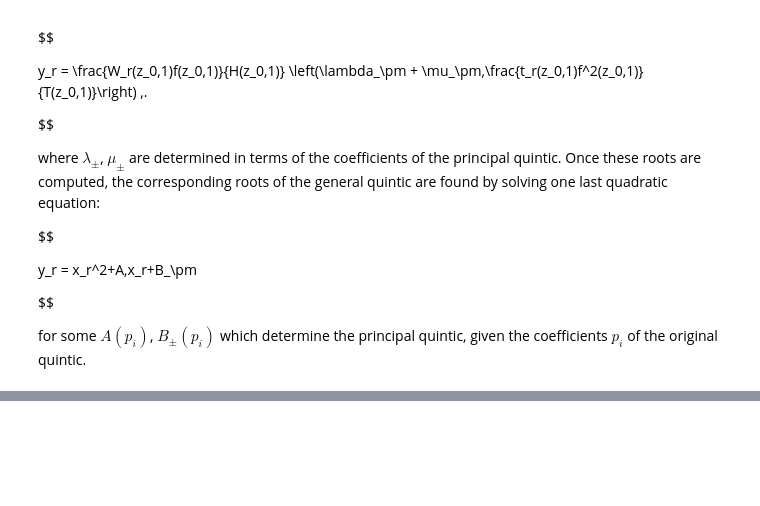
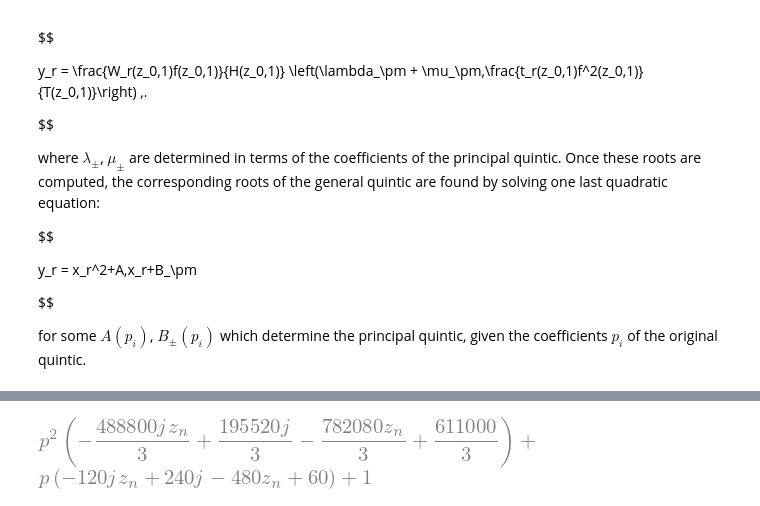
Before and after one commit to m4tt-willi4ms/ag_notes, a Jupyter notebook: notes/hypergeom.ipynb, the cells around one changed output, grey strips where cells are left out. Drawn from its saved outputs; the diff is of its cells as text; code cells hidden in the pictures; blank space fills up the shorter version.

```diff
--- a/notes/hypergeom.ipynb
+++ b/notes/hypergeom.ipynb
@@ -21,0 +160,12 @@ for some $A(p_i)$, $B_\pm(p_i)$ which determine the principal quintic, given the
+# %%
+from sympy import Poly, latex
+from utils import rationalize_denom
+
+expr = Poly(I2p_series.removeO(), p)
+new_coeffs = []
+for c in expr.all_coeffs():
+    new_coeffs.append(z_simp(j_simp(rationalize_denom(c), j, z_n), z_n))
+I2p_series = Poly.from_list(new_coeffs, p).as_expr()
+I2p_series
+# %% [output]
+[figure, added]
```
Also changed, not shown: parts of 120 cells of this notebook, 10 other files.
